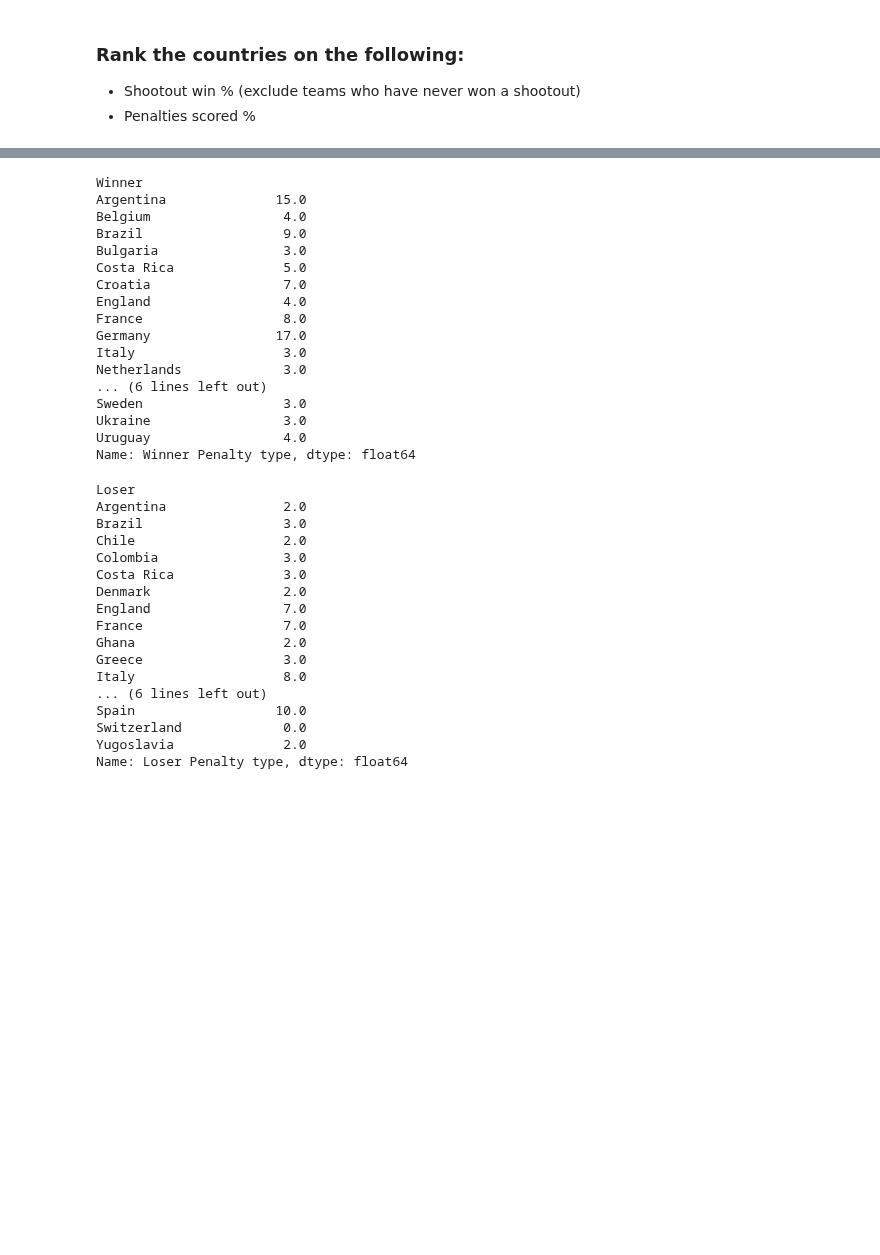
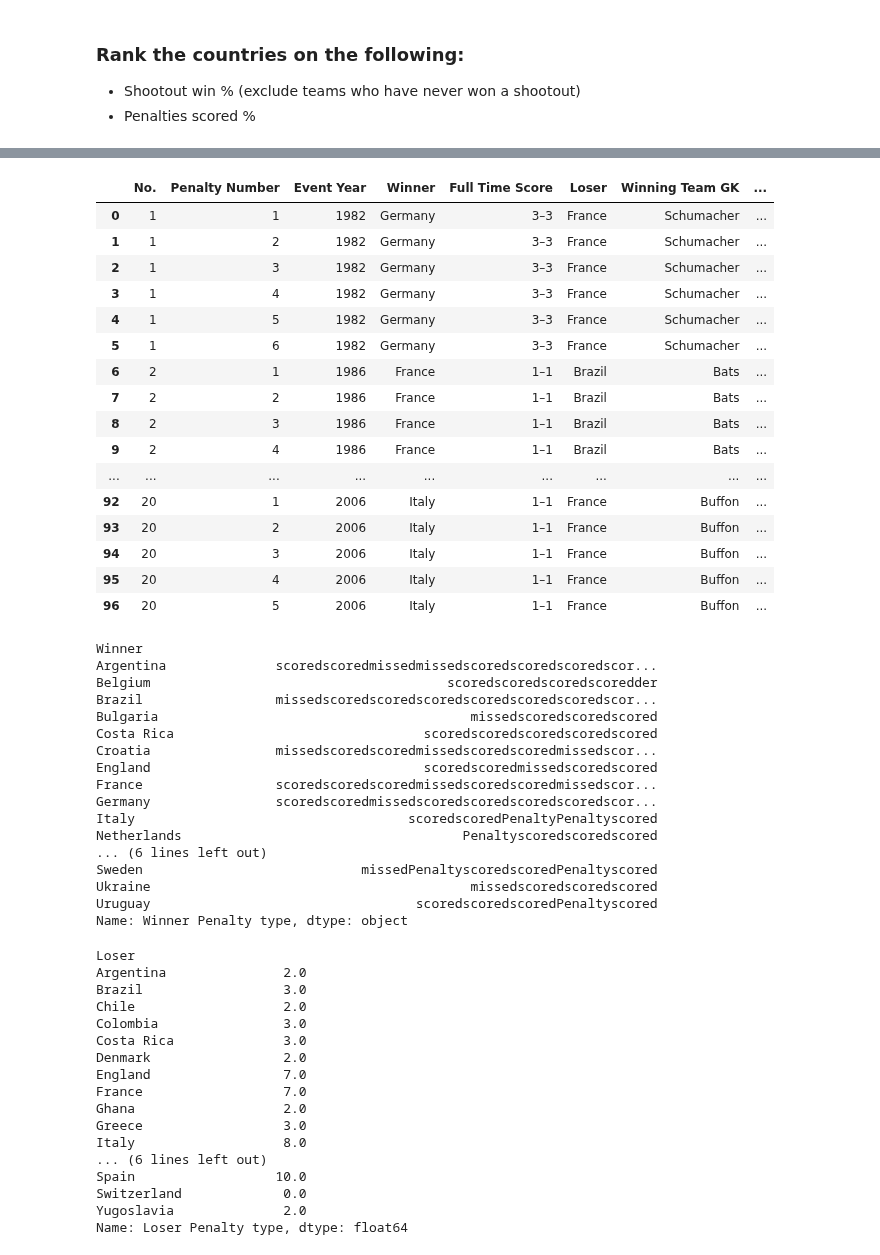
Before and after one commit to hyunjun33/Data_preprocessing, a Jupyter notebook: Preppin' Data 2021 Week 28 Challenge.ipynb, the cells around one changed output, grey strips where cells are left out. Saved outputs shown, nothing was run; the diff lists cells and outputs as text; code cells hidden in the pictures; blank space fills up the shorter version.

```diff
--- a/Preppin' Data 2021 Week 28 Challenge.ipynb
+++ b/Preppin' Data 2021 Week 28 Challenge.ipynb
@@ -211,0 +249,7 @@ world_cup[world_cup["Winner"] == "Germany"]
+# %%
+world_cup.loc[world_cup["Winner"] == "South Korea", "Winner Penalty type"] = "scored"
+# %%
+world_cup.loc[19, "Winner Penalty type"] = "scored"
+# %%
+world_cup.loc[[45, 48, 94, 95, 107, 117], "Winner Penalty type"] = "scored"
+world_cup.loc[105, "Winner Penalty type"] = "missed"
@@ -216,4 +286,4 @@ world_cup[world_cup["Winner"] == "Germany"]
 # %%
 # Penalties scored %
-world_cup["Winner Penalty type"] = world_cup["Winner Penalty type"].map({"scored": 1, "missed": 0})
-world_cup["Loser Penalty type"] = world_cup["Loser Penalty type"].map({"scored": 1, "missed": 0})
+# world_cup["Winner Penalty type"] = world_cup["Winner Penalty type"].map({"scored": 1, "missed": 0})
+# world_cup["Loser Penalty type"] = world_cup["Loser Penalty type"].map({"scored": 1, "missed": 0})
@@ -220,24 +376,44 @@ world_cup["Loser Penalty type"] = world_cup["Loser Penalty type"].map({"scored":
+# %%
+world_cup[(world_cup["Loser"] == "France") | (world_cup["Winner"] == "France")]
+# %% [output]
+|  | No. | Penalty Number | Event Year | Winner | Full Time Score | Loser | Winning Team GK | ... |
+| 0 | 1 | 1 | 1982 | Germany | 3–3 | France | Schumacher | ... |
+| 1 | 1 | 2 | 1982 | Germany | 3–3 | France | Schumacher | ... |
+| 2 | 1 | 3 | 1982 | Germany | 3–3 | France | Schumacher | ... |
+| 3 | 1 | 4 | 1982 | Germany | 3–3 | France | Schumacher | ... |
+| 4 | 1 | 5 | 1982 | Germany | 3–3 | France | Schumacher | ... |
+| 5 | 1 | 6 | 1982 | Germany | 3–3 | France | Schumacher | ... |
+| 6 | 2 | 1 | 1986 | France | 1–1 | Brazil | Bats | ... |
+| 7 | 2 | 2 | 1986 | France | 1–1 | Brazil | Bats | ... |
+| 8 | 2 | 3 | 1986 | France | 1–1 | Brazil | Bats | ... |
+| 9 | 2 | 4 | 1986 | France | 1–1 | Brazil | Bats | ... |
+| ... | ... | ... | ... | ... | ... | ... | ... | ... |
+| 92 | 20 | 1 | 2006 | Italy | 1–1 | France | Buffon | ... |
+| 93 | 20 | 2 | 2006 | Italy | 1–1 | France | Buffon | ... |
+| 94 | 20 | 3 | 2006 | Italy | 1–1 | France | Buffon | ... |
+| 95 | 20 | 4 | 2006 | Italy | 1–1 | France | Buffon | ... |
+| 96 | 20 | 5 | 2006 | Italy | 1–1 | France | Buffon | ... |
 # %%
 winner_scored = world_cup.groupby(["Winner"])["Winner Penalty type"].sum()
 winner_scored
 # %% [output]
 Winner
-Argentina              15.0
-Belgium                 4.0
-Brazil                  9.0
-Bulgaria                3.0
-Costa Rica              5.0
-Croatia                 7.0
-England                 4.0
-France                  8.0
-Germany                17.0
-Italy                   3.0
-Netherlands             3.0
+Argentina              scoredscoredmissedmissedscoredscoredscoredscor...
+Belgium                                      scoredscoredscoredscoredder
+Brazil                 missedscoredscoredscoredscoredscoredscoredscor...
+Bulgaria                                        missedscoredscoredscored
+Costa Rica                                scoredscoredscoredscoredscored
+Croatia                missedscoredscoredmissedscoredscoredmissedscor...
+England                                   scoredscoredmissedscoredscored
+France                 scoredscoredscoredmissedscoredscoredmissedscor...
+Germany                scoredscoredmissedscoredscoredscoredscoredscor...
+Italy                                   scoredscoredPenaltyPenaltyscored
+Netherlands                                    Penaltyscoredscoredscored
 ... (6 lines left out)
-Sweden                  3.0
-Ukraine                 3.0
-Uruguay                 4.0
-Name: Winner Penalty type, dtype: float64
+Sweden                            missedPenaltyscoredscoredPenaltyscored
+Ukraine                                         missedscoredscoredscored
+Uruguay                                  scoredscoredscoredPenaltyscored
+Name: Winner Penalty type, dtype: object
 # %%
 loser_scored = world_cup.groupby(["Loser"])["Loser Penalty type"].sum()
 loser_scored
```
Also changed, not shown: parts of 18 cells of this notebook.
